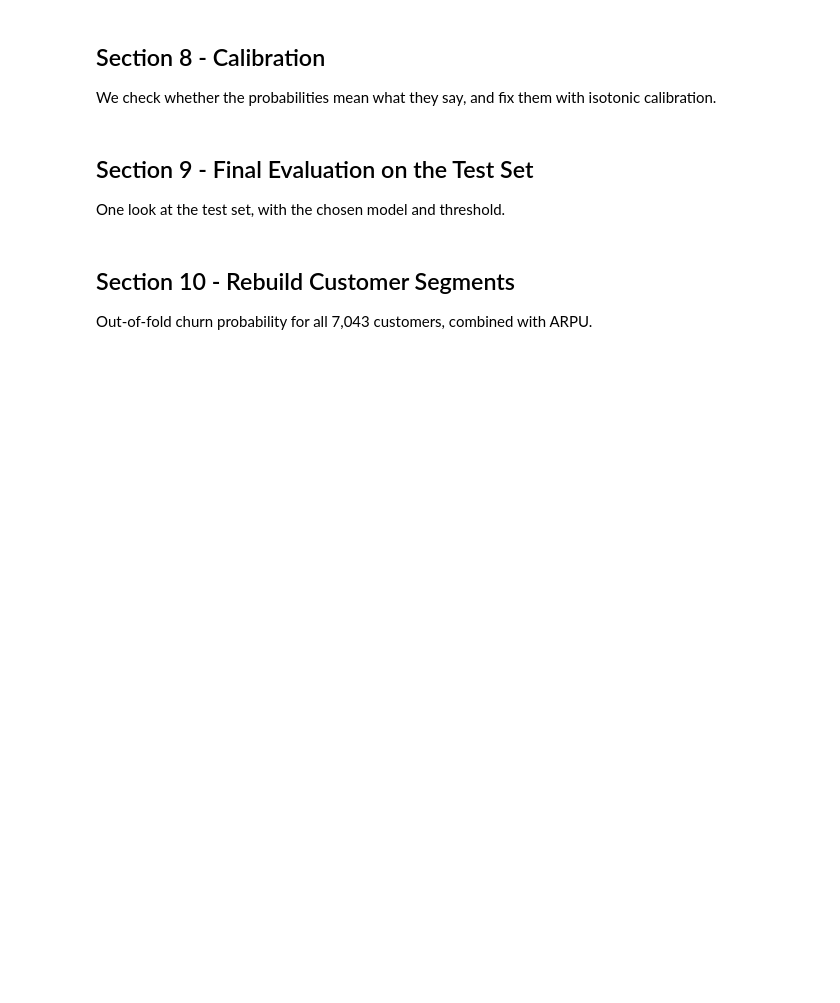
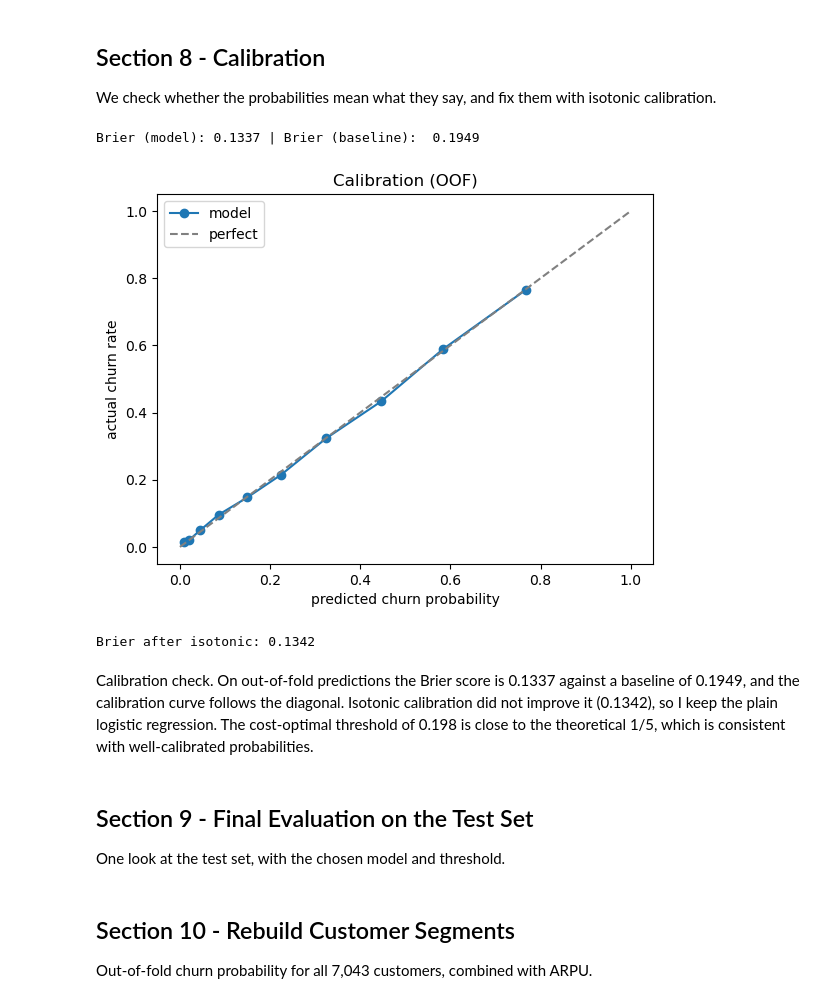
Before and after one commit to M20Jay/churn-prediction-pipeline, a Jupyter notebook: notebooks/04_rigour_pass.ipynb, the cells around one changed output. Saved outputs shown, nothing was run; the diff lists cells and outputs as text; code cells hidden in the pictures; blank space fills up the shorter version.

```diff
--- a/notebooks/04_rigour_pass.ipynb
+++ b/notebooks/04_rigour_pass.ipynb
@@ -154,6 +195,35 @@ SyntaxError: invalid syntax (498307173.py, line 1)
 # %% [markdown]
 ## Section 8 - Calibration
 We check whether the probabilities mean what they say, and fix them with isotonic calibration.
+# %%
+brier = brier_score_loss(y_train, oof)
+
+baseline = y_train.mean() * (1-y_train.mean())
+
+print("Brier (model):", round(brier, 4), "| Brier (baseline): ", round(baseline,4))
+
+frac_pos, mean_pred = calibration_curve(y_train, oof, n_bins=10, strategy="quantile")
+plt.plot(mean_pred, frac_pos, marker ="o", label ="model")
+plt.plot([0,1], [0,1], ls="--", c="gray", label="perfect")
+plt.xlabel("predicted churn probability")
+plt.ylabel("actual churn rate")
+plt.legend()
+plt.title("Calibration (OOF)")
+plt.show()
+
+cal_pipe = CalibratedClassifierCV(
+    make_plain(LogisticRegression(max_iter=1000, random_state=42)),
+    method="isotonic", cv=5
+)
+
+oof_cal = cross_val_predict(cal_pipe,X_train, y_train, cv=cv, method="predict_proba")[:,1]
+print("Brier after isotonic:", round(brier_score_loss(y_train, oof_cal),4))
+# %% [output]
+Brier (model): 0.1337 | Brier (baseline):  0.1949
+[figure, added]
+Brier after isotonic: 0.1342
+# %% [markdown]
+Calibration check. On out-of-fold predictions the Brier score is 0.1337 against a baseline of 0.1949, and the calibration curve follows the diagonal. Isotonic calibration did not improve it (0.1342), so I keep the plain logistic regression. The cost-optimal threshold of 0.198 is close to the theoretical 1/5, which is consistent with well-calibrated probabilities.
 # %% [markdown]
 ## Section 9 - Final Evaluation on the Test Set
 One look at the test set, with the chosen model and threshold.
```
Also changed, not shown: parts of 2 cells of this notebook.
